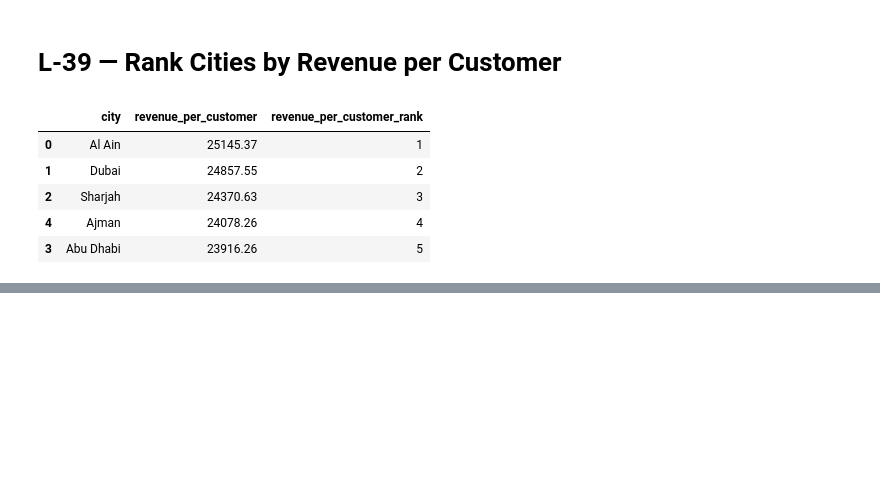
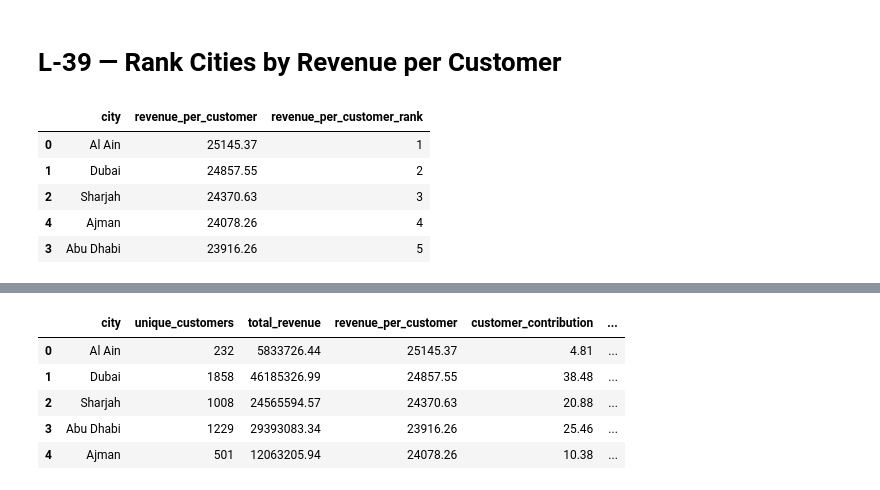
Before and after one commit to Mohammedvahith/E-commerce-Sales-Customer-Analytics, a Jupyter notebook: shopease-analytics/notebooks/03_eda.ipynb, the cells around one changed output, grey strips where cells are left out. Cells and saved outputs as stored; diff of their text form; code cells hidden in the pictures; blank space fills up the shorter version.

```diff
--- a/shopease-analytics/notebooks/03_eda.ipynb
+++ b/shopease-analytics/notebooks/03_eda.ipynb
@@ -1890,0 +1901,6 @@ display(
+# %%
+city_comparison = city_analysis[
+    ["city", "unique_customers", "total_revenue", "revenue_per_customer"]
+].copy()
+
+display(city_comparison)
@@ -1890,0 +1914,11 @@ display(
+# %%
+# Calculate each city's customer contribution
+
+city_comparison["customer_contribution"] = (
+    city_comparison["unique_customers"]
+    /
+    city_comparison["unique_customers"].sum()
+    * 100
+).round(2)
+
+display(city_comparison)
@@ -1890,0 +1932,18 @@ display(
+# %%
+# # Calculate each city's revenue contribution
+
+city_comparison["revenue_contribution"] = (
+    city_comparison["total_revenue"]
+    /
+    city_comparison["total_revenue"].sum()
+    * 100
+).round(2)
+
+display(city_comparison)
+# %% [output]
+|  | city | unique_customers | total_revenue | revenue_per_customer | customer_contribution | ... |
+| 0 | Al Ain | 232 | 5833726.44 | 25145.37 | 4.81 | ... |
+| 1 | Dubai | 1858 | 46185326.99 | 24857.55 | 38.48 | ... |
+| 2 | Sharjah | 1008 | 24565594.57 | 24370.63 | 20.88 | ... |
+| 3 | Abu Dhabi | 1229 | 29393083.34 | 23916.26 | 25.46 | ... |
+| 4 | Ajman | 501 | 12063205.94 | 24078.26 | 10.38 | ... |
```
Also changed, not shown: parts of 6 cells of this notebook.
